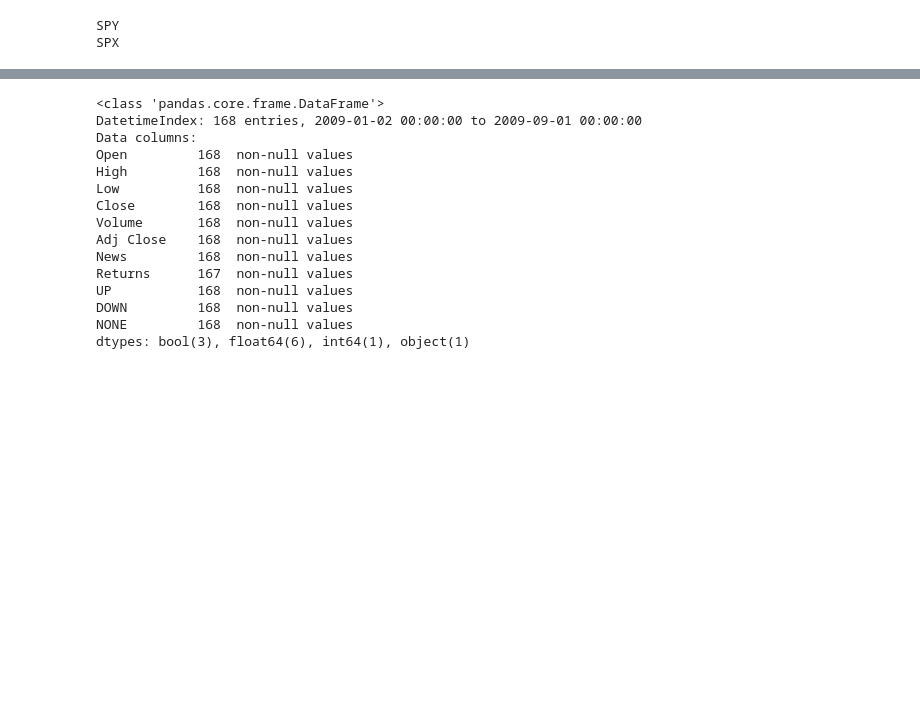
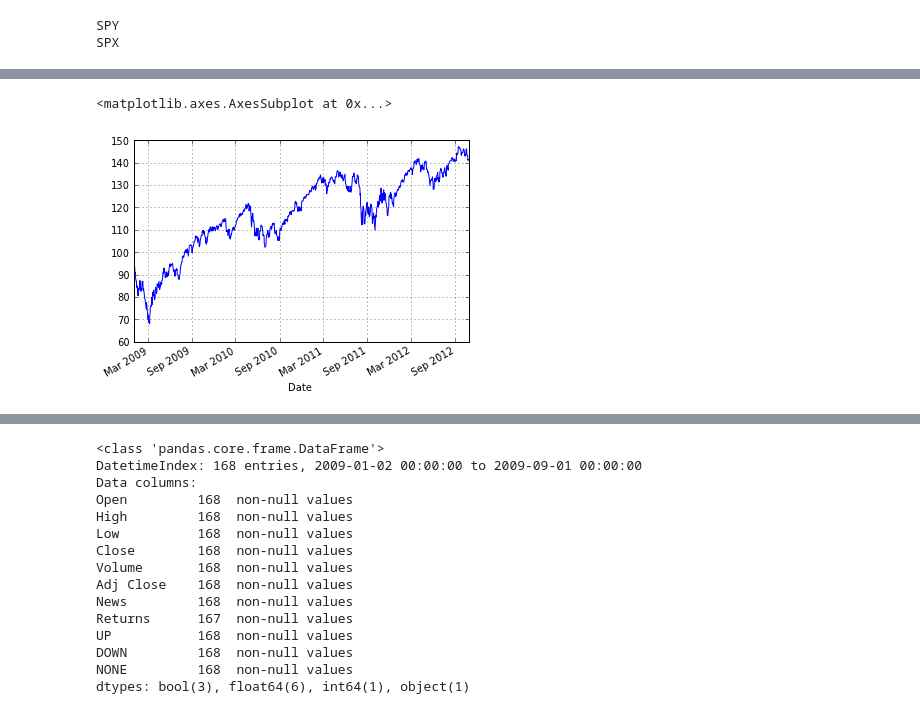
Before and after one commit to johnymontana/NewzTrader_AI_project, a Jupyter notebook: NewsCredScraper.ipynb, the cells around one changed output, grey strips where cells are left out. Saved outputs shown, nothing was run; the diff lists cells and outputs as text; code cells hidden in the pictures; blank space fills up the shorter version.

```diff
--- a/NewsCredScraper.ipynb
+++ b/NewsCredScraper.ipynb
@@ -456,0 +498,5 @@ newsUP_frame = returnsFrame.truncate(after='9/1/2009')
+# %%
+spy.SPY.plot()
+# %% [output]
+<matplotlib.axes.AxesSubplot at 0x...>
+[figure, added]
```
Also changed, not shown: parts of 4 cells of this notebook.
